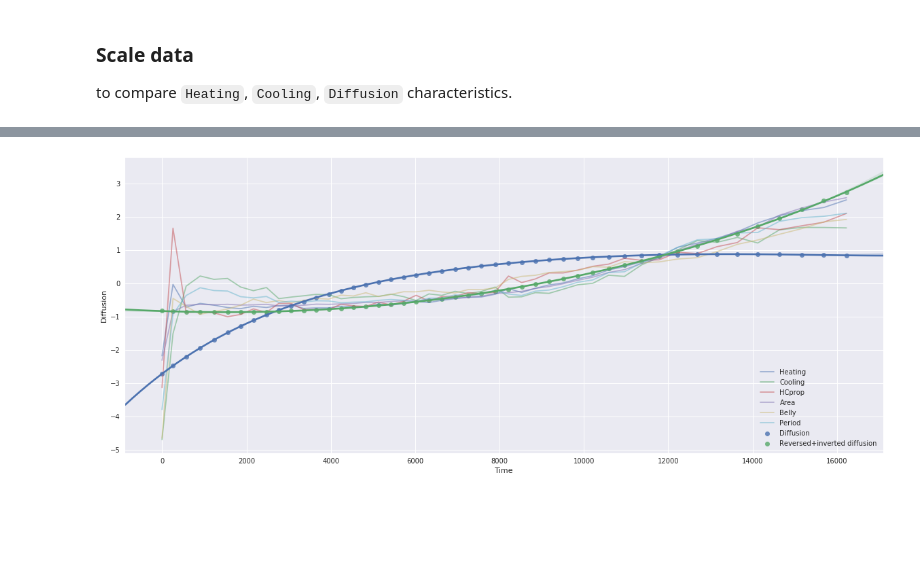
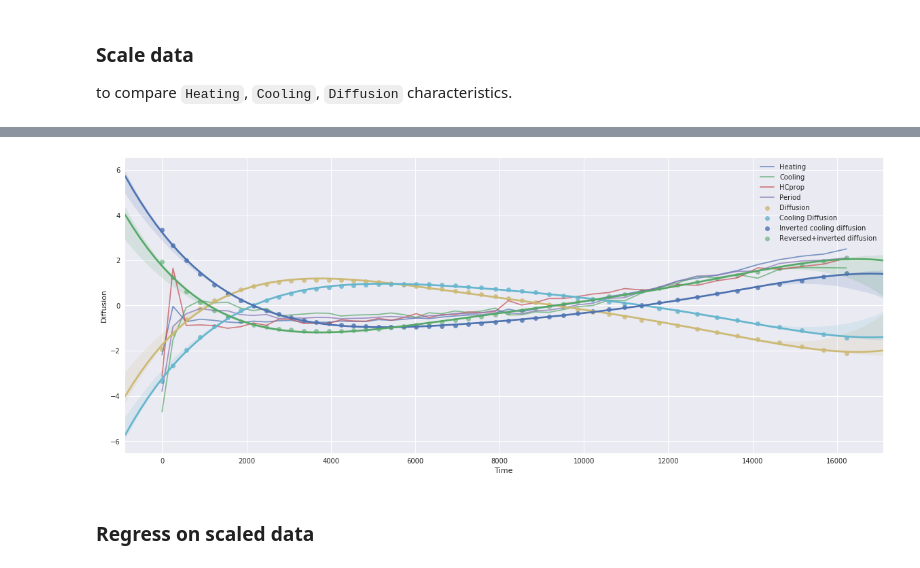
Before and after one commit to Columbia-Creative-Machines-Lab/muscle-prediction, a Jupyter notebook: regression/diffusion.ipynb, the cells around one changed output, grey strips where cells are left out. Saved outputs shown, nothing was run; the diff lists cells and outputs as text; code cells hidden in the pictures; blank space fills up the shorter version.

```diff
--- a/regression/diffusion.ipynb
+++ b/regression/diffusion.ipynb
@@ -13,10 +13,14 @@ sns.set()
 # %%
 df = pd.read_csv('../data/cycles-with-features.csv', header=0).drop(labels='Unnamed: 0', axis=1)
 df = df[df.Cycle >= 1].reset_index().drop('index', axis=1).fillna(0)
+# %%
+def arrhenius(T): # T for temperature
+    R = 8.314
+    return (2.25e-3) * np.exp(-14500/(R*T))
 # %%
 eq = 0 # for debugging purposes
-def diffusion(t):
-    D = 4.5e-6 # cm^2 / s
+def diffusion(t, T=1): # t for time
+    D = arrhenius(T) #4.5e-6 # cm^2 / s
     r = 1.5      # cm
     k = (D*t)/(np.power(r, 2))
     eq = np.exp(np.asarray([
@@ -31,4 +35,4 @@ def diffusion(t):
 # %%
 df.Time -= 1.700 # reset to 0
 # %%
-df['Diffusion'] = df.Time.apply(lambda t: diffusion(t))
+plt.plot(df.Time, df.Time.apply(lambda t: arrhenius(np.log(t))))
@@ -35,2 +42,7 @@ df['Diffusion'] = df.Time.apply(lambda t: diffusion(t))
+# %%
+#df['Diffusion'] = df.Time.apply(lambda t: diffusion(t))
+df['Diffusion'] = df.Time.apply(lambda t: diffusion(t, 353))
+df['CDiffusion'] = df.Time.apply(lambda t: diffusion(t, 328))
+df.Diffusion.fillna(0, inplace=True); df.CDiffusion.fillna(0, inplace=True)
 # %%
 fig, ax = plt.subplots(figsize=(20,8))
@@ -74,12 +70,17 @@ features_to_scale
 # %%
 fig, ax = plt.subplots(figsize=(20,8))
-for f in ['Heating', 'Cooling', 'HCprop', 'Area', 'Belly', 'Period']:
-    ax.plot(X.Time, X[f], alpha=0.5)
+for f in ['Heating', 'Cooling', 'HCprop', 'Period']: # 'Area', 'Belly'
+    ax.plot(X.Time, X[f], alpha=0.7)
 
 #ax.plot(X.Time, X.Diffusion)
 #ax.plot(X.Time, X.Inv)
 sns.regplot(X.Time, X.Diffusion, order=5, ax=ax, label='Diffusion')
-sns.regplot(X.Time, -X.Diffusion.iloc[::-1], order=5, ax=ax, label='Reversed+inverted diffusion')
+sns.regplot(X.Time, X.CDiffusion, order=5, ax=ax, label='Cooling Diffusion')
+#sns.regplot(X.Time, -X.Diffusion.iloc[::-1], order=5, ax=ax, label='Reversed+inverted diffusion', scatter_kws={'alpha': 0.6})
+sns.regplot(X.Time, -X.CDiffusion, order=5, ax=ax, label='Inverted cooling diffusion')
+sns.regplot(X.Time, -X.Diffusion, order=5, ax=ax, label='Reversed+inverted diffusion', scatter_kws={'alpha': 0.6})
 ax.legend();
 # %% [output]
-[figure, old version]
+[figure, new version]
+# %% [markdown]
+### Regress on scaled data
```
Also changed, not shown: parts of 6 cells of this notebook.
